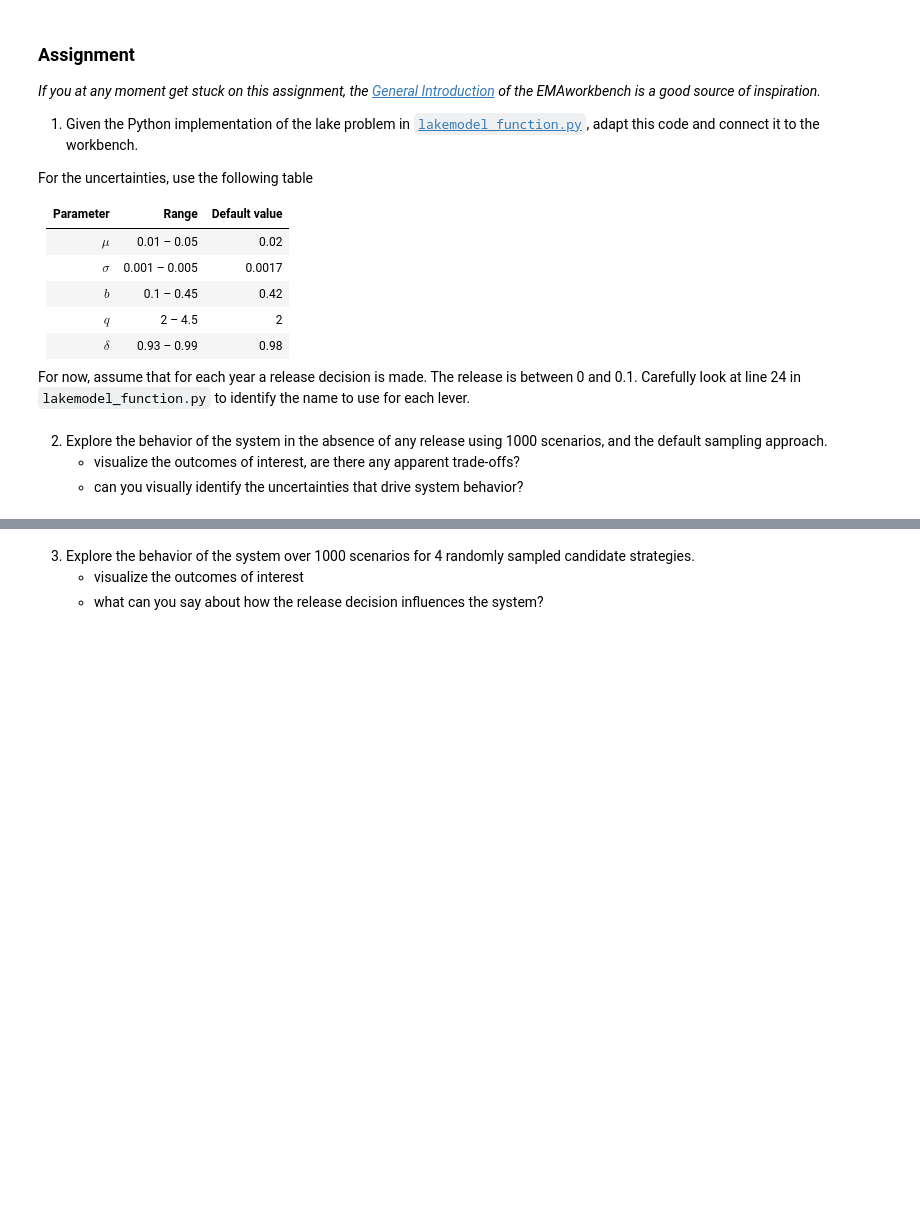
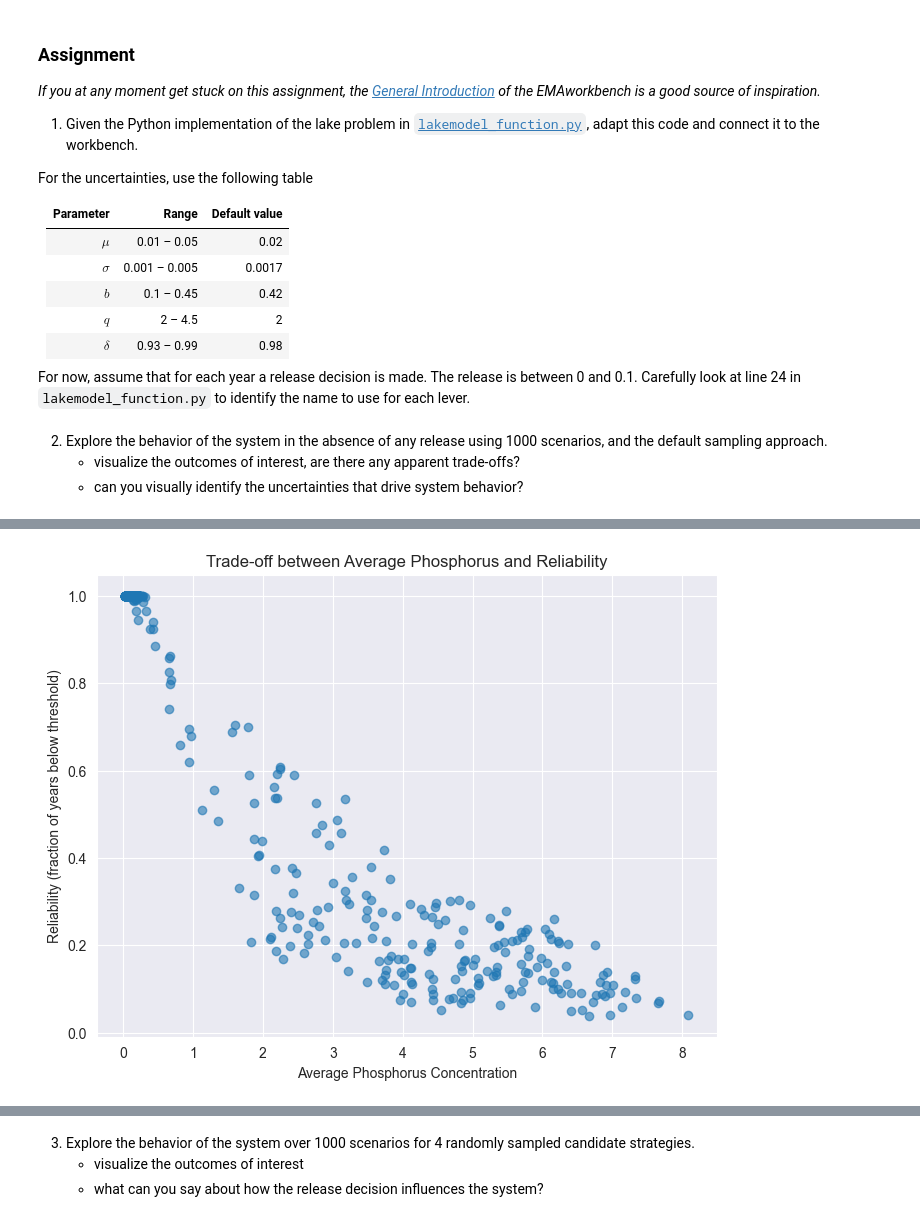
Before and after one commit to adaprecup/decision_making_assignments, a Jupyter notebook: week_01/prof_material/Week 1-2 - general intro to exploratory modelling/assignment 2 - lakemodel.ipynb, the cells around one changed output, grey strips where cells are left out. Drawn from its saved outputs; the diff is of its cells as text; code cells hidden in the pictures; blank space fills up the shorter version.

```diff
--- a/week_01/prof_material/Week 1-2 - general intro to exploratory modelling/assignment 2 - lakemodel.ipynb
+++ b/week_01/prof_material/Week 1-2 - general intro to exploratory modelling/assignment 2 - lakemodel.ipynb
@@ -118,0 +187,13 @@ model.uncertainties = [
+# %%
+import matplotlib.pyplot as plt
+
+# Scatter plot: avg_phosphorus vs reliability
+plt.figure(figsize=(8,6))
+plt.scatter(df['avg_phosphorus'], df['reliability'], alpha=0.6)
+plt.xlabel('Average Phosphorus Concentration')
+plt.ylabel('Reliability (fraction of years below threshold)')
+plt.title('Trade-off between Average Phosphorus and Reliability')
+plt.grid(True)
+plt.show()
+# %% [output]
+[figure, added]
```
Also changed, not shown: parts of 9 cells of this notebook, 1 other file.
